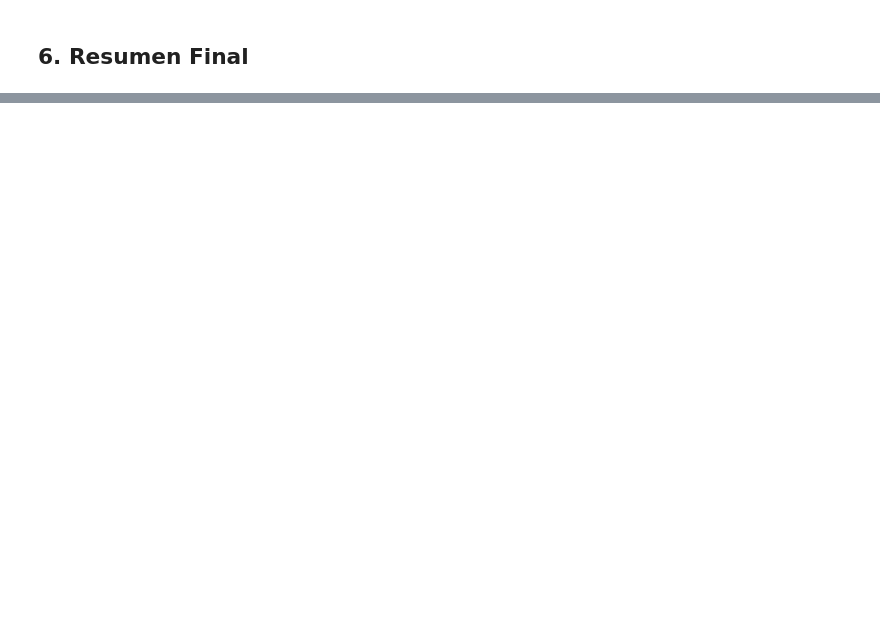
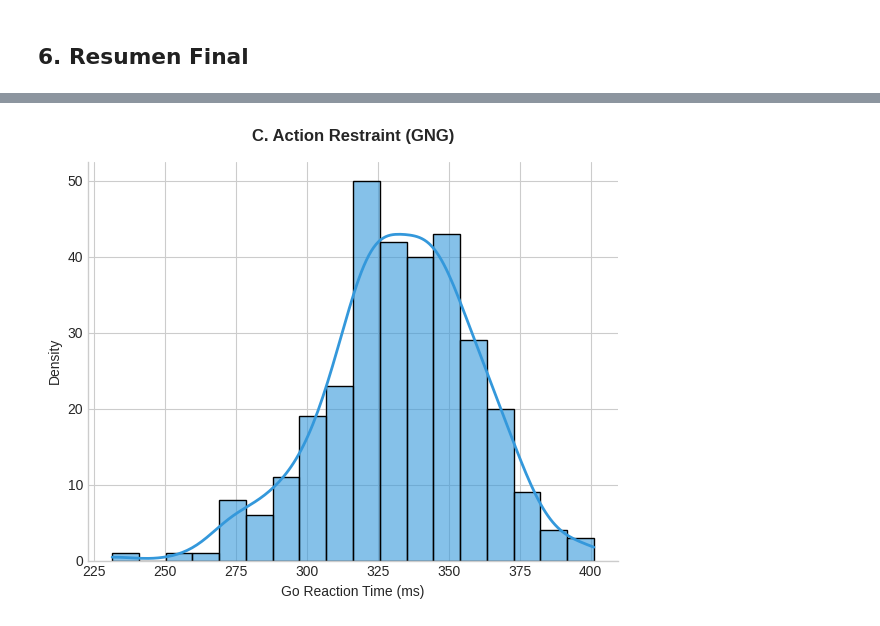
Before and after one commit to gianluca-capelo/datapruebas_analysis, a Jupyter notebook: notebooks/gonogo_analysis.ipynb, the cells around one changed output, grey strips where cells are left out. Saved outputs shown, nothing was run; the diff lists cells and outputs as text; code cells hidden in the pictures; blank space fills up the shorter version.

```diff
--- a/notebooks/gonogo_analysis.ipynb
+++ b/notebooks/gonogo_analysis.ipynb
@@ -136,0 +210,19 @@ print(f"  Media RT: {df['media_rt'].mean():.0f} ± {df['media_rt'].std():.0f} ms
+# %%
+plt.figure(figsize=(6, 5))
+sns.histplot(
+    data=df,
+    x='media_rt',
+    kde=True,
+    color='#3498db',
+    line_kws={'linewidth': 2},
+    alpha=0.6
+)
+plt.title('C. Action Restraint (GNG)', fontweight='bold', pad=15)
+plt.ylabel('Density')
+plt.xlabel('Go Reaction Time (ms)')
+sns.despine()
+plt.tight_layout()
+# plt.savefig('Figure_2C_GNG.png', dpi=300)
+plt.show()
+# %% [output]
+[figure, added]
```
Also changed, not shown: parts of 8 cells of this notebook, 3 other files.
